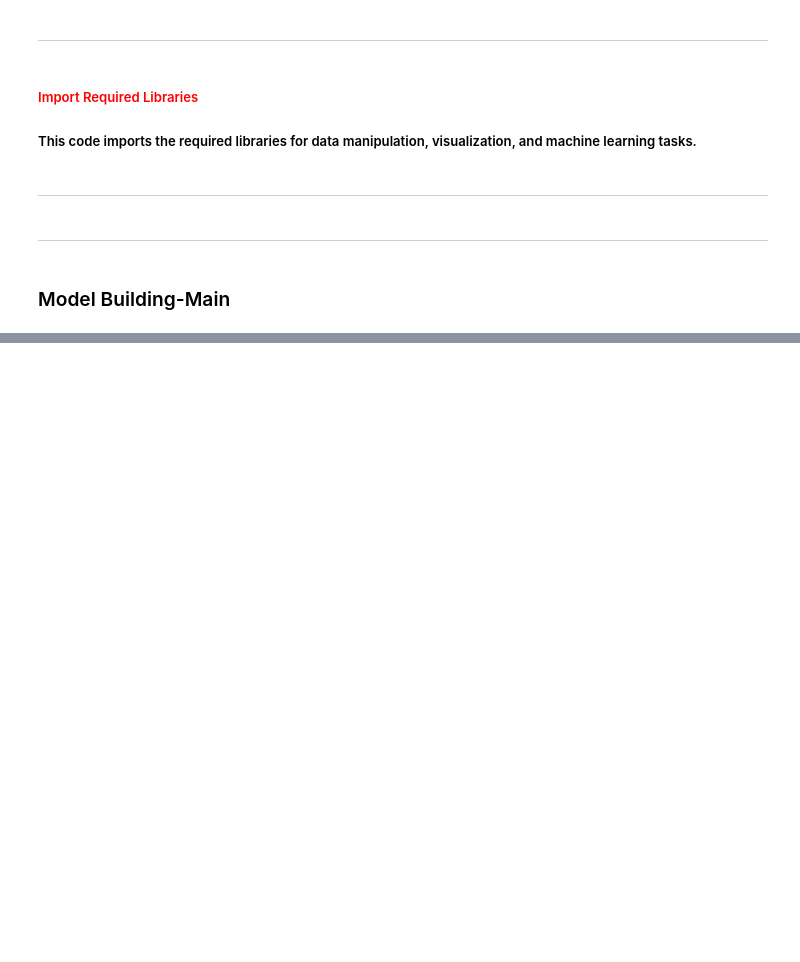
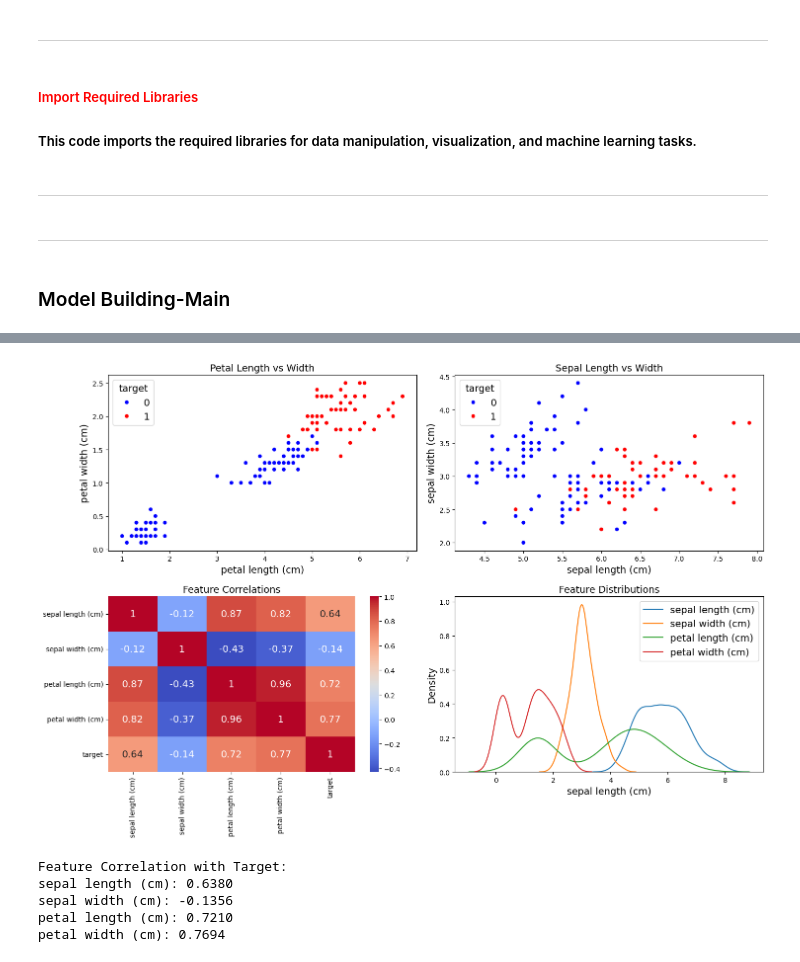
Before and after one commit to CSY2082-2425/assignment-1-ryantigi254, a Jupyter notebook: Logistic Regression/Weekly Tasks/main task/Task 1 & 2.ipynb, the cells around one changed output, grey strips where cells are left out. Drawn from its saved outputs; the diff is of its cells as text; code cells hidden in the pictures; blank space fills up the shorter version.

```diff
--- a/Logistic Regression/Weekly Tasks/main task/Task 1 & 2.ipynb
+++ b/Logistic Regression/Weekly Tasks/main task/Task 1 & 2.ipynb
@@ -94,0 +484,61 @@ plt.rc('ytick', labelsize=10)
+# %%
+# Import required libraries
+import seaborn as sns
+import matplotlib.pyplot as plt
+import pandas as pd
+from sklearn.datasets import load_iris
+
+# Load and prepare data
+iris = load_iris(as_frame=True)
+data = iris.data
+data['target'] = (iris.target == 2).astype(int)  # 1 for virginica, 0 for others
+
+# Create visualization grid
+plt.figure(figsize=(15, 10))
+
+# 1. Pairplot for all features
+plt.subplot(2, 2, 1)
+sns.scatterplot(data=data,
+                x="petal length (cm)",
+                y="petal width (cm)",
+                hue='target',
+                palette=['blue', 'red'])
+plt.title('Petal Length vs Width')
+
+# 2. Sepal features
+plt.subplot(2, 2, 2)
+sns.scatterplot(data=data,
+                x="sepal length (cm)",
+                y="sepal width (cm)",
+                hue='target',
+                palette=['blue', 'red'])
+plt.title('Sepal Length vs Width')
+
+# 3. Correlation heatmap
+plt.subplot(2, 2, 3)
+correlation = data.corr()
+sns.heatmap(correlation, annot=True, cmap='coolwarm')
+plt.title('Feature Correlations')
+
+# 4. Feature distributions
+plt.subplot(2, 2, 4)
+for feature in iris.feature_names:
+    sns.kdeplot(data=data[feature], label=feature)
+plt.title('Feature Distributions')
+plt.legend()
+
+plt.tight_layout()
+plt.show()
+
+# Print feature importance summary
+print("\nFeature Correlation with Target:")
+for feature in iris.feature_names:
+    correlation = data[feature].corr(data['target'])
+    print(f"{feature}: {correlation:.4f}")
+# %% [output]
+[figure, added]
+Feature Correlation with Target:
+sepal length (cm): 0.6380
+sepal width (cm): -0.1356
+petal length (cm): 0.7210
+petal width (cm): 0.7694
```
Also changed, not shown: parts of 24 cells of this notebook, 1 other file.
